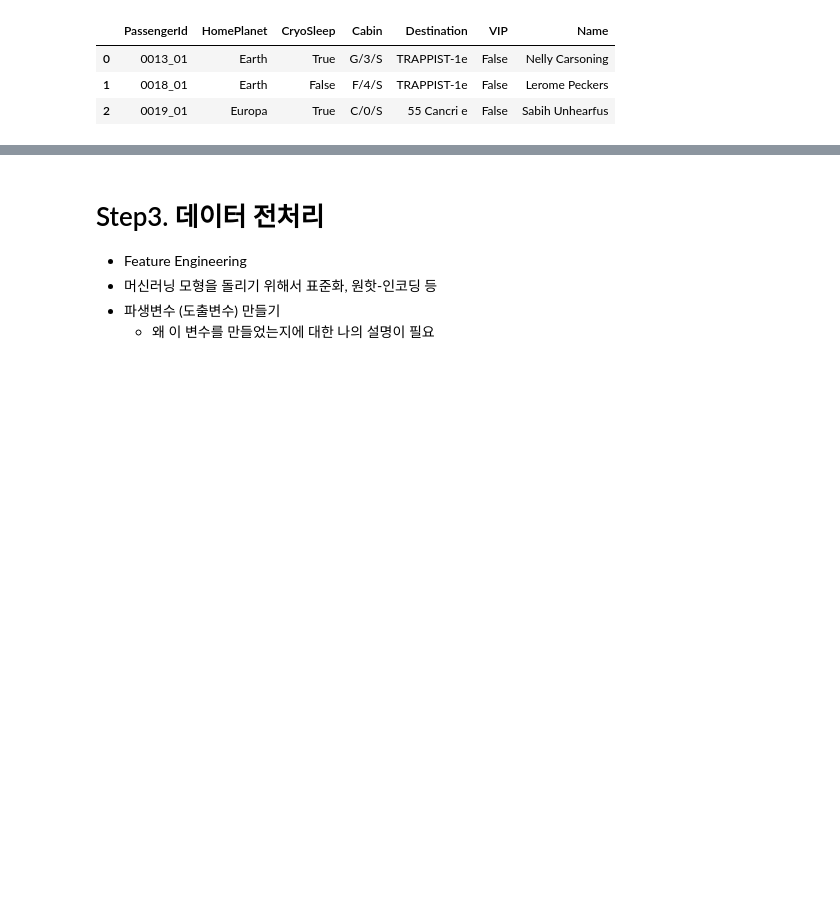
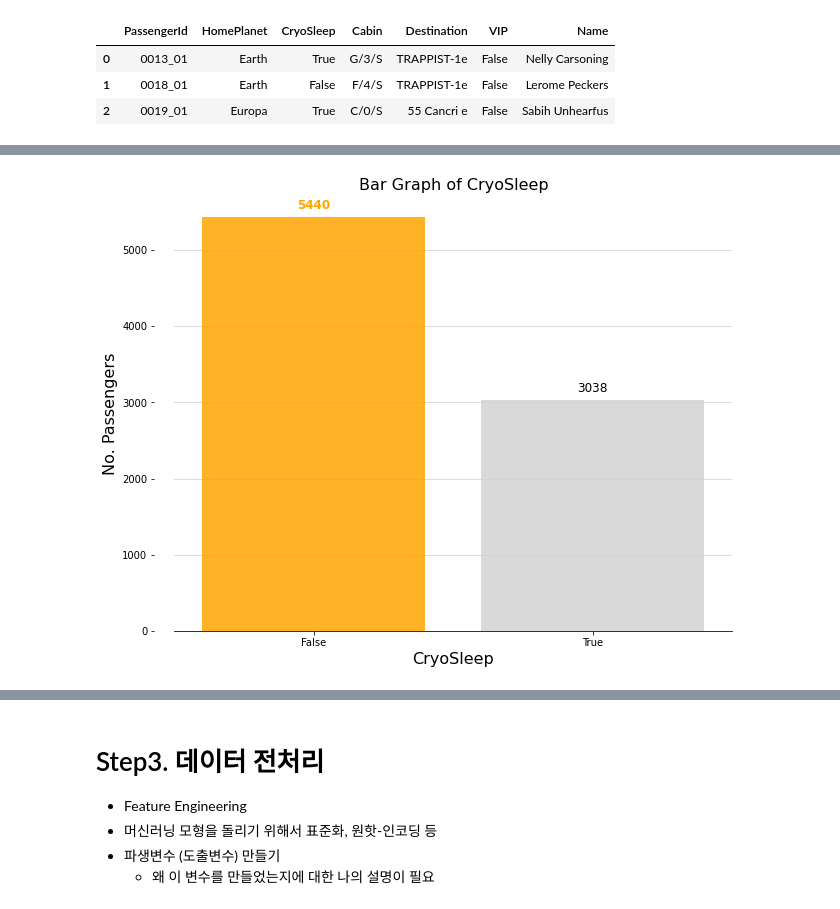
Before and after one commit to KONA1005/kaggle, a Jupyter notebook: space/seulki-dojeon.ipynb, the cells around one changed output, grey strips where cells are left out. Saved outputs shown, nothing was run; the diff lists cells and outputs as text; code cells hidden in the pictures; blank space fills up the shorter version.

```diff
--- a/space/seulki-dojeon.ipynb
+++ b/space/seulki-dojeon.ipynb
@@ -220,0 +272,4 @@ df_cat.head(3)
+# %%
+cnt_bar(train, "CryoSleep")
+# %% [output]
+[figure, added]
```
Also changed, not shown: parts of 69 cells of this notebook.
